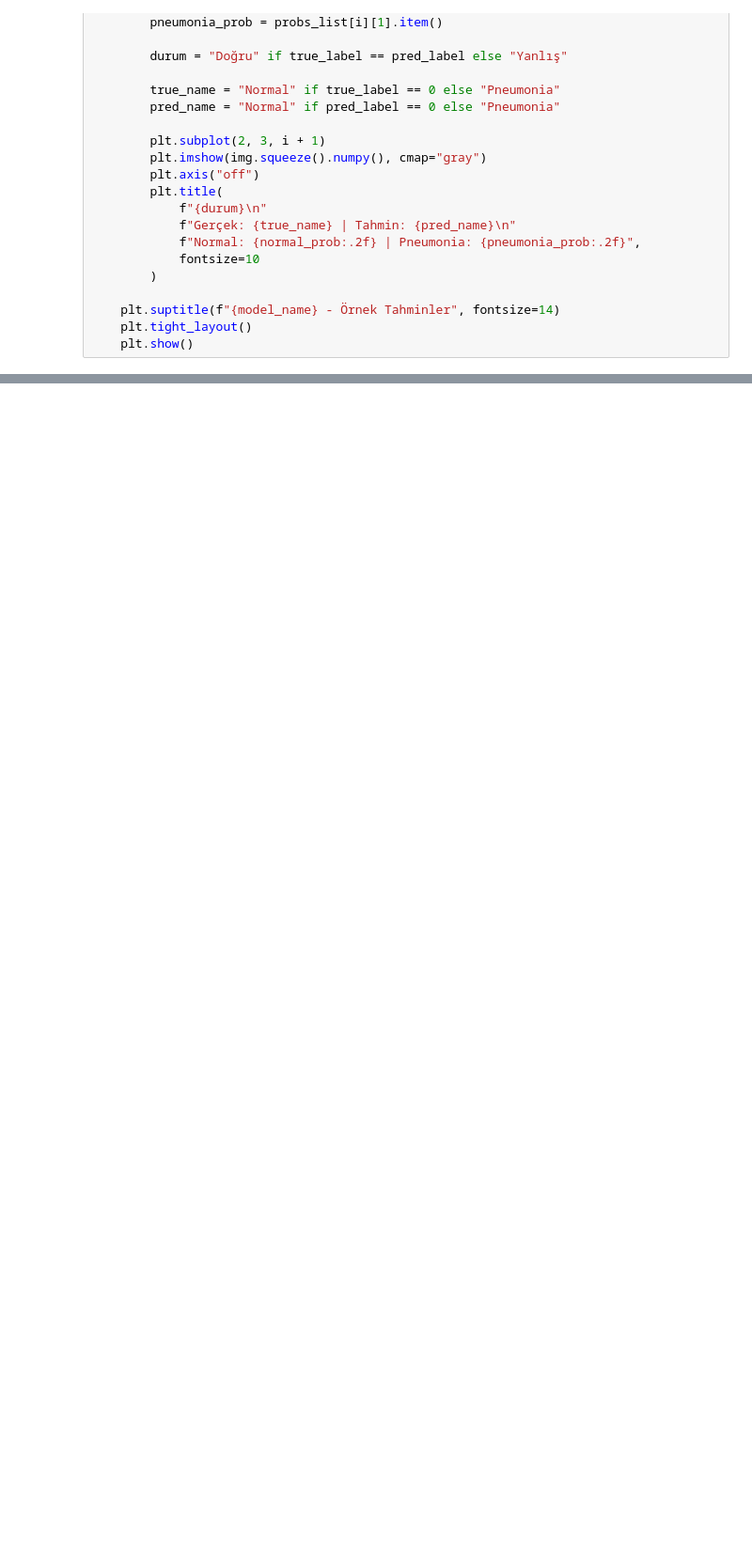
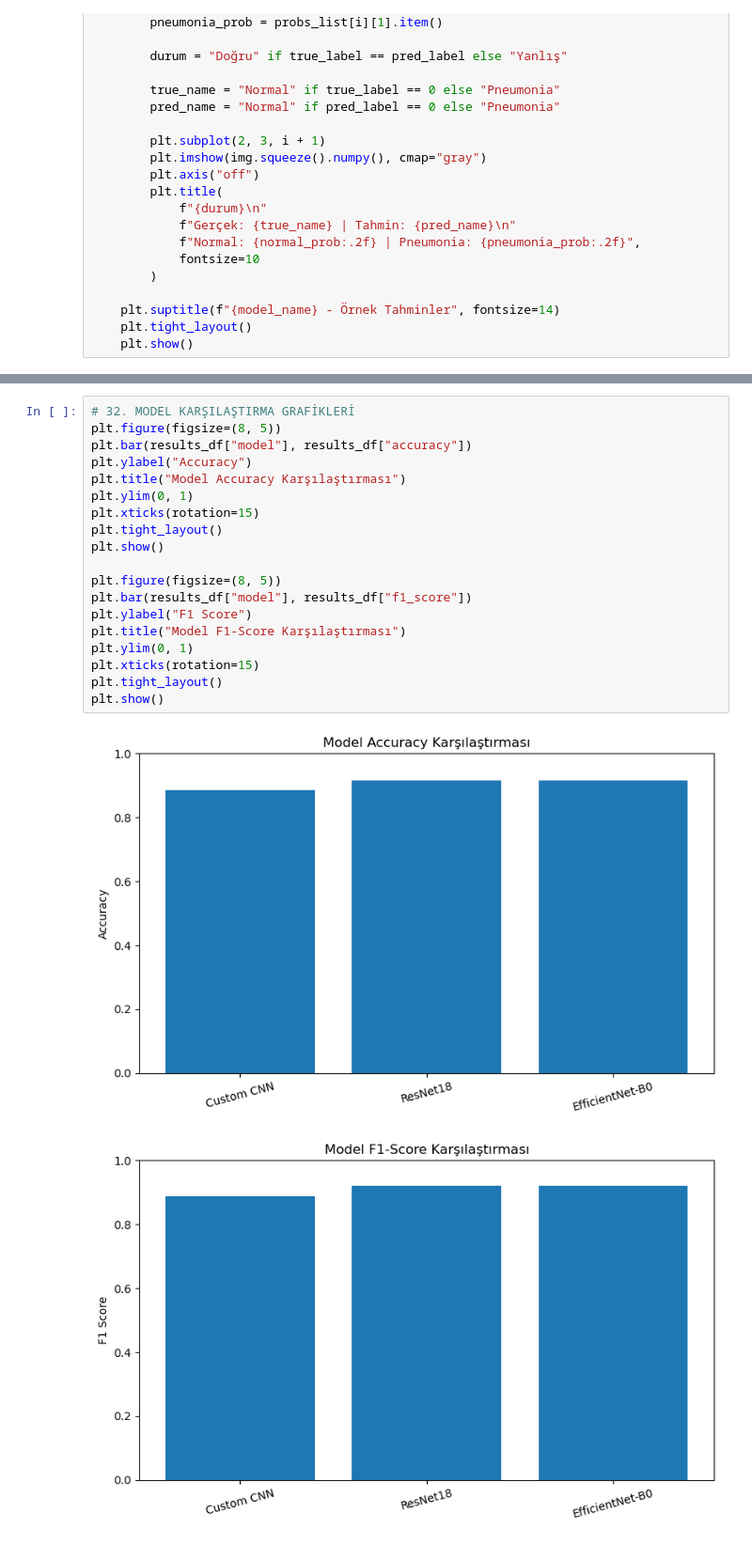
Before and after one commit to edaeroll1/Zaturre-Tespit-Sistemi, a Jupyter notebook: zature_sprint_1.ipynb, the cells around one changed output, grey strips where cells are left out. Shown at 94% size. Drawn from its saved outputs; the diff is of its cells as text; blank space fills up the shorter version.

```diff
--- a/zature_sprint_1.ipynb
+++ b/zature_sprint_1.ipynb
@@ -985,0 +1015,22 @@ EfficientNet-B0 CONFUSION MATRIX
+# %%
+# 32. MODEL KARŞILAŞTIRMA GRAFİKLERİ
+plt.figure(figsize=(8, 5))
+plt.bar(results_df["model"], results_df["accuracy"])
+plt.ylabel("Accuracy")
+plt.title("Model Accuracy Karşılaştırması")
+plt.ylim(0, 1)
+plt.xticks(rotation=15)
+plt.tight_layout()
+plt.show()
+
+plt.figure(figsize=(8, 5))
+plt.bar(results_df["model"], results_df["f1_score"])
+plt.ylabel("F1 Score")
+plt.title("Model F1-Score Karşılaştırması")
+plt.ylim(0, 1)
+plt.xticks(rotation=15)
+plt.tight_layout()
+plt.show()
+# %% [output]
+[figure, added]
+[figure, added]
```
Also changed, not shown: parts of 10 cells of this notebook.
